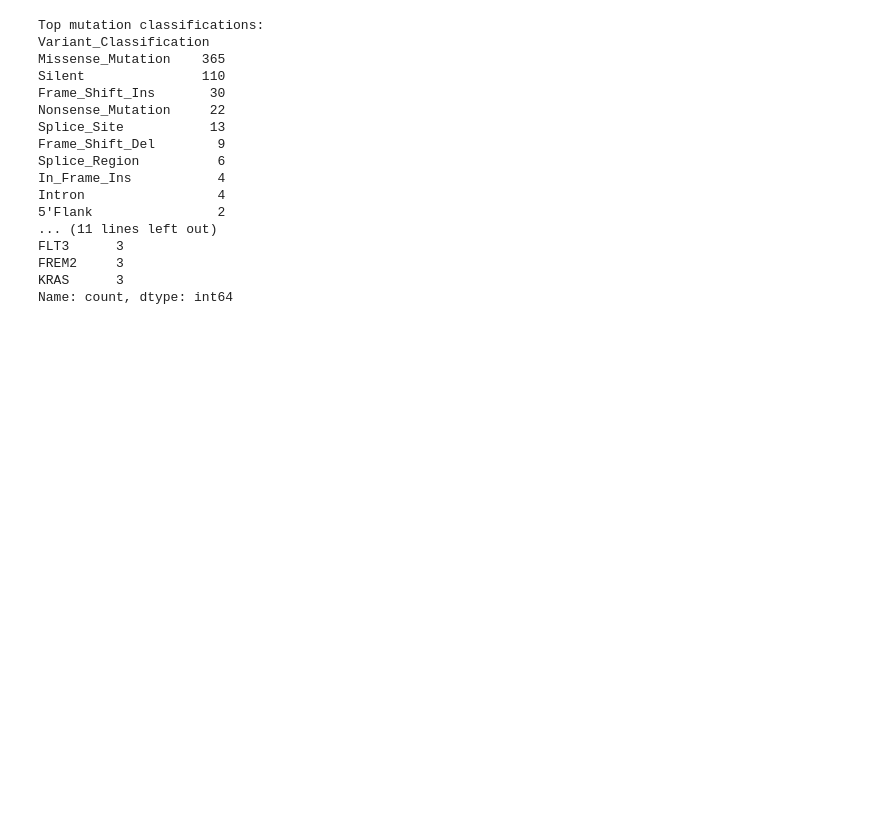
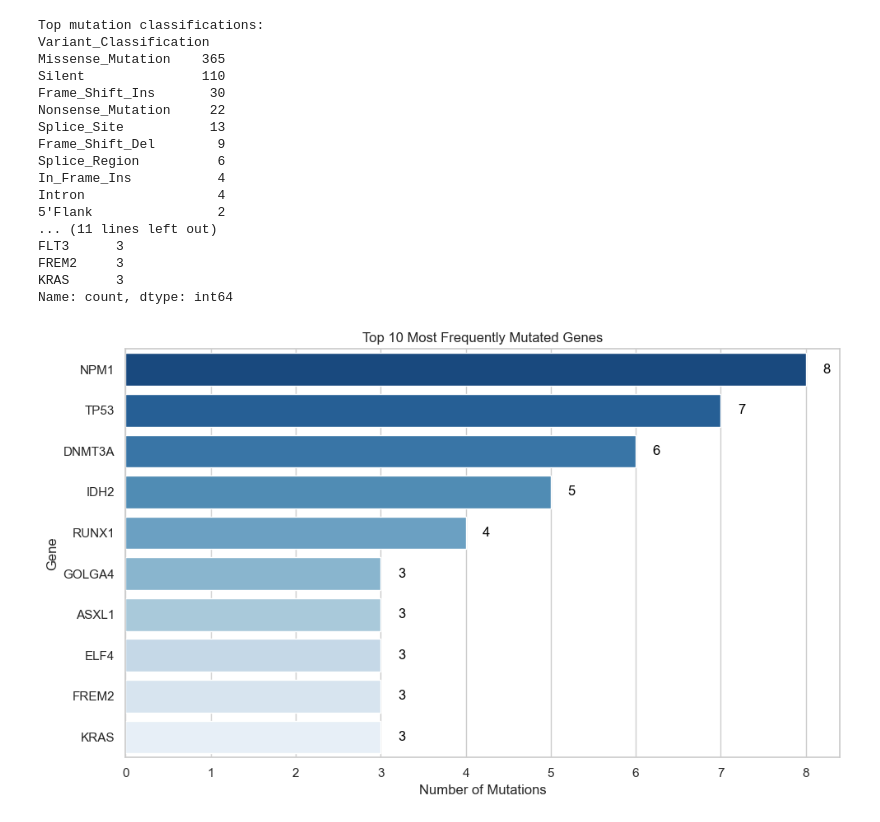
Before and after one commit to JonFD4/Mutation-analysis, a Jupyter notebook: notebooks/data_exploration.ipynb, the cells around one changed output. Drawn from its saved outputs; the diff is of its cells as text; code cells hidden in the pictures; blank space fills up the shorter version.

Commit message:
Plot most mutated genes and mutation variations

```diff
--- a/notebooks/data_exploration.ipynb
+++ b/notebooks/data_exploration.ipynb
@@ -247,3 +246,39 @@ FLT3      3
 FREM2     3
 KRAS      3
 Name: count, dtype: int64
+# %%
+os.makedirs("results", exist_ok=True)
+top_genes = (
+    df.groupby('Hugo_Symbol')
+      .size()
+      .reset_index(name='Mutation_Count')
+      .sort_values(by='Mutation_Count', ascending=False)
+      .head(10)
+      .rename(columns={'Hugo_Symbol': 'Gene'})
+)
+
+plt.figure(figsize=(10,6))
+ax = sns.barplot(
+    data=top_genes,
+    x="Mutation_Count",
+    y="Gene",
+    hue = "Gene",
+
+    palette="Blues_r"
+)
+
+
+for i, v in enumerate(top_genes["Mutation_Count"]):
+    ax.text(v + 0.2, i, str(v), color="black", va="center")
+
+plt.xlabel("Number of Mutations")
+plt.ylabel("Gene")
+plt.title("Top 10 Most Frequently Mutated Genes")
+plt.tight_layout()
+
+
+plt.savefig("results/top10_mutated_genes.png", dpi=300)
+
+plt.show()
+# %% [output]
+[figure, added]
```
Also changed, not shown: parts of 4 cells of this notebook, 1 other file.
